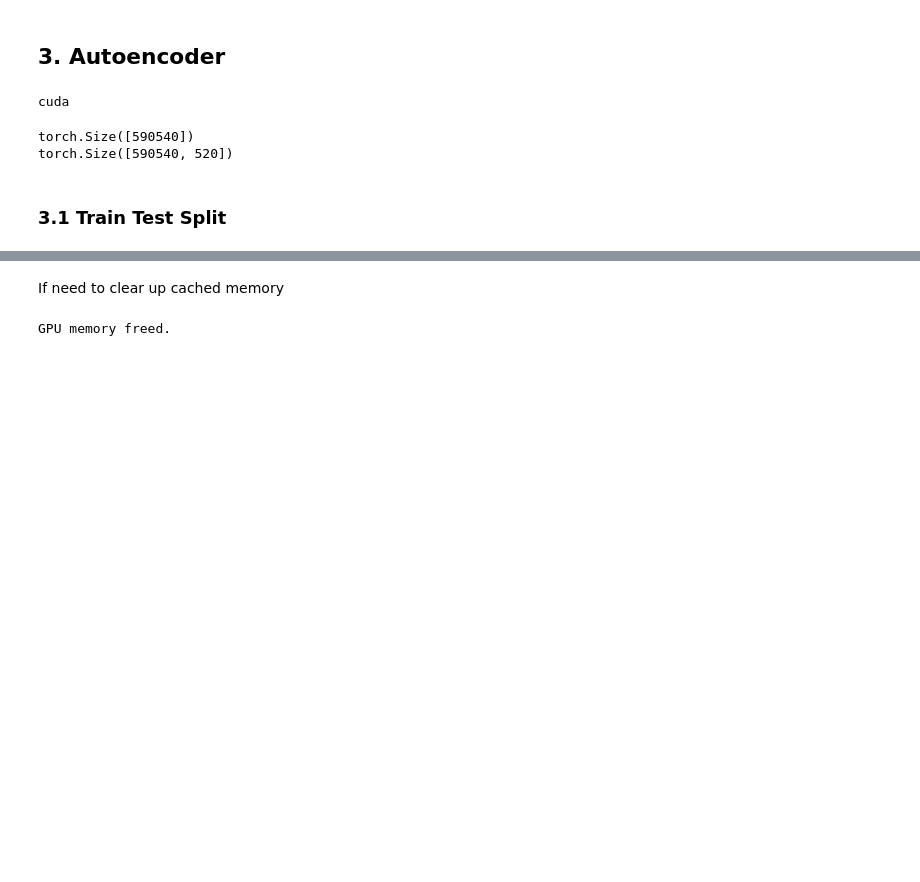
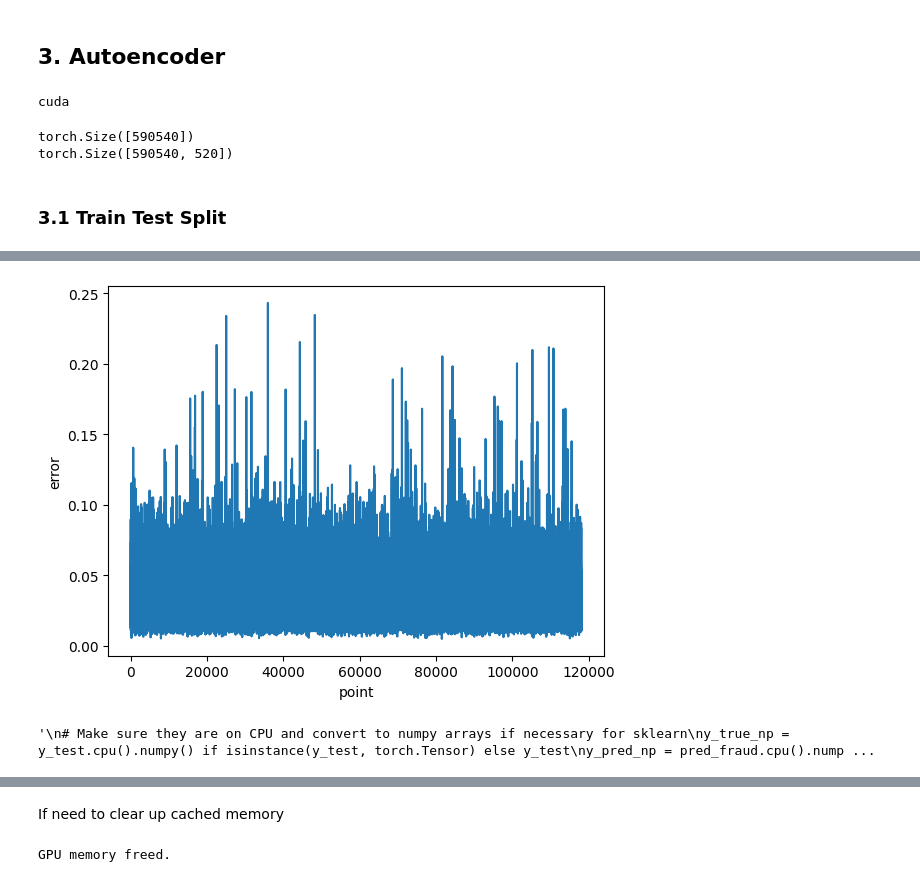
Before and after one commit to yang3410/random_projects, a Jupyter notebook: FraudTest.ipynb, the cells around one changed output, grey strips where cells are left out. Drawn from its saved outputs; the diff is of its cells as text; code cells hidden in the pictures; blank space fills up the shorter version.

```diff
--- a/FraudTest.ipynb
+++ b/FraudTest.ipynb
@@ -184,3 +297,4 @@ from sklearn.model_selection import train_test_split
 # %%
 X_train, X_test, y_train, y_test = train_test_split(features_normalized, labels, test_size=0.2, random_state=42,
                                                     stratify=labels)
+X_train, X_val, y_train, y_val = train_test_split(X_train, y_train, test_size=0.2, random_state=42, stratify=y_train)
@@ -268,0 +426,12 @@ Epoch 30, Loss: 0.0001
+# %%
+loaded_model = Autoencoder(input_dim=X_filled.shape[1])
+
+# Load the state dictionary
+loaded_model.load_state_dict(torch.load(f"autoencoder_epoch_{best_epoch + 1}.pth"))
+
+# Move the loaded model to the desired device (CPU or GPU)
+loaded_model.to(device)
+
+# Now you can use the loaded_model for inference or further training
+# For example, set it to evaluation mode if you are doing inference
+loaded_model.eval()
@@ -268,0 +455,41 @@ Epoch 30, Loss: 0.0001
+# %%
+mask_test = !~torch.isnan(X_test).float()
+X_test_filled = torch.nan_to_num(X_test, nan = 0.0).float()
+
+output_test = loaded_model(X_test_filled.to(device))
+error = criterion(output_test.cpu(), X_test_filled)
+point_error = torch.mean(error, dim=1)
+# %%
+plt.plot(point_error.detach().numpy())
+plt.xlabel('point')
+plt.ylabel('error')
+plt.show()
+# %% [output]
+[figure, added]
+# %%
+from sklearn.metrics import confusion_matrix, f1_score, accuracy_score
+
+'''
+# Make sure they are on CPU and convert to numpy arrays if necessary for sklearn
+y_true_np = y_test.cpu().numpy() if isinstance(y_test, torch.Tensor) else y_test
+y_pred_np = pred_fraud.cpu().numpy() if isinstance(pred_fraud, torch.Tensor) else pred_fraud
+
+# Calculate the confusion matrix
+cm = confusion_matrix(y_true_np, y_pred_np)
+
+print("Confusion Matrix:")
+print(cm)
+
+# The confusion matrix is typically structured as:
+# [[True Negatives (TN), False Positives (FP)]
+#  [False Negatives (FN), True Positives (TP)]]
+
+# You can extract these values:
+tn, fp, fn, tp = cm.ravel()
+
+print(f"\nTrue Negatives (TN): {tn}")
+print(f"False Positives (FP): {fp}")
+print(f"False Negatives (FN): {fn}")
+print(f"True Positives (TP): {tp}")'''
+# %% [output]
+'\n# Make sure they are on CPU and convert to numpy arrays if necessary for sklearn\ny_true_np = y_test.cpu().numpy() if isinstance(y_test, torch.Tensor) else y_test\ny_pred_np = pred_fraud.cpu().nump ...
```
Also changed, not shown: parts of 25 cells of this notebook.
